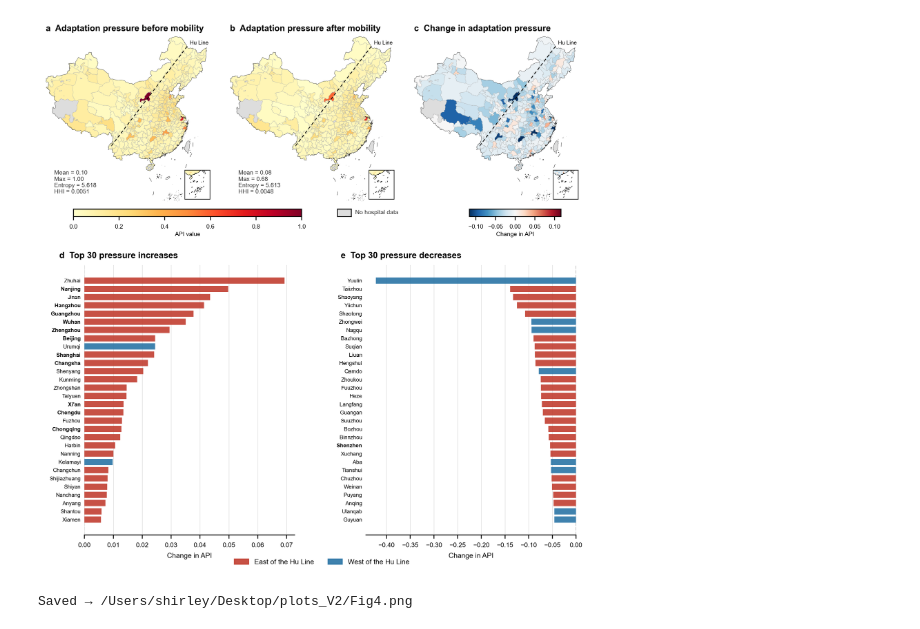
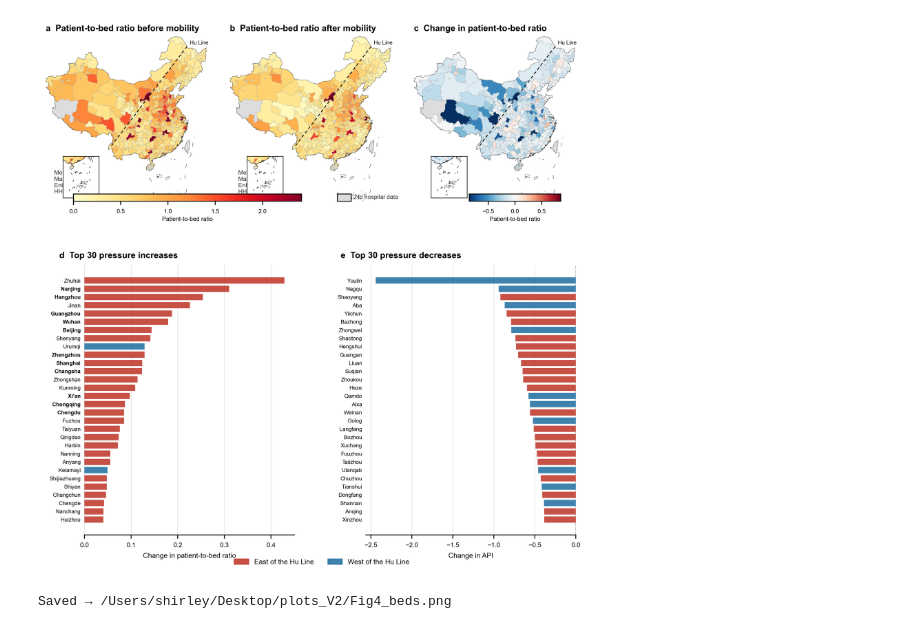
Before and after one commit to debibooo/Air_pollution_health_adaptation, a Jupyter notebook: plotting/Fig4.ipynb, the cells around one changed output. Drawn from its saved outputs; the diff is of its cells as text; code cells hidden in the pictures.

```diff
--- a/plotting/Fig4.ipynb
+++ b/plotting/Fig4.ipynb
@@ -18,13 +18,13 @@ from shapely.geometry import box as shapely_box
 from pyproj import Transformer
 
 # ── 0. Paths & settings ───────────────────────────────────────────────────────
-FLOW_DIR   = Path("/intercity_flow")
-LOCAL_DIR  = Path("/city_patient_sum")
-INPUT_FILE = Path("/13-National hospital directory.xlsx")
-SHP_PATH   = Path("/city_shp/shi_en.shp")
-CHINA_SHP  = Path("/中国底图/中国面.shp")
-CHINA_SHP2 = Path("/九段线/九段线和群岛.shp")
-OUTFILE    = Path("/Fig4.png")
+FLOW_DIR   = Path("/Volumes/UCL/论文工作/空气污染/cross_flow_truncated/averaged_results/flow_avg")
+LOCAL_DIR  = Path("/Volumes/UCL/论文工作/空气污染/health_burden/air_scenarios_5/city_patient_sum")
+INPUT_FILE = Path("/Users/shirley/Library/CloudStorage/OneDrive-UniversityCollegeLondon/Desktop/air_pollution/data source/hospital/13-National hospital directory.xlsx")
+SHP_PATH   = Path("/Users/shirley/Library/CloudStorage/OneDrive-UniversityCollegeLondon/Desktop/city_shp/shi_en.shp")
+CHINA_SHP  = Path("/Users/shirley/Library/CloudStorage/OneDrive-UniversityCollegeLondon/Desktop/中国底图-中图社审过版本/中国底图/中国面.shp")
+CHINA_SHP2 = Path("/Users/shirley/Library/CloudStorage/OneDrive-UniversityCollegeLondon/Desktop/中国国界线/九段线/九段线和群岛.shp")
+OUTFILE    = Path("/Users/shirley/Desktop/plots_V2//Fig4_beds.png")
 
 SCENARIO   = "earlypeak_NZ_CL"
 YEARS      = [2020, 2030, 2040, 2050, 2060]
@@ -182,7 +182,7 @@ def load_resource():
     df = df[(df["beds"] > 0) & (df["clinics"] > 0)]
     df["city"] = df["city"].str.strip().map(lambda x: CITY_NAME_MAP.get(x, x))
     df["resource"] = np.log(df["beds"] * df["clinics"])
-    return df.groupby("city")["resource"].sum()
+    return df.groupby("city")["beds"].sum()
 
 # ── 5. Compute API Data, Entropy, and HHI (NaN 严格防御) ──────────────────────
 resource = load_resource()
@@ -198,8 +198,13 @@ raw_after  = avg["demand"]   / res
 
 global_max = max(raw_before.max(), raw_after.max())
 
-avg["API_before"] = raw_before / global_max
-avg["API_after"]  = raw_after  / global_max
+avg["API_before"] = raw_before #/ global_max
+avg["API_after"]  = raw_after  #/ global_max
+avg["delta_API"]  = avg["API_after"] - avg["API_before"]
+avg["region"]     = avg.index.map(region_map)
+
+avg["API_before"] = raw_before #/ global_max
+avg["API_after"]  = raw_after  #/ global_max
 avg["delta_API"]  = avg["API_after"] - avg["API_before"]
 avg["region"]     = avg.index.map(region_map)
 
@@ -227,10 +232,18 @@ df_bot30 = df_diff.tail(30).sort_values("delta_API", ascending=True).copy()
 avg_reset = avg[["API_before", "API_after", "delta_API", "region"]].reset_index().rename(columns={"index": "city"})
 shp = city_shp.merge(avg_reset, left_on="English", right_on="city", how="left")
 
+# ── 6b. Color scale range for panels a & b ────────────────────────────────────
+# API is no longer normalized to a fixed 0–1 range, so the color scale must be
+# derived from the actual data instead of a hardcoded Normalize(0, 1).
+# Uses the 98th percentile across both before/after so a handful of extreme
+# outlier cities don't wash out the color scale for everyone else.
+vmin_api = 0
+vmax_api = max(avg["API_before"].quantile(0.98), avg["API_after"].quantile(0.98))
+
 # ── 7. Nanhai inset helper ────────────────────────────────────────────────────
 def _add_nanhai_inset(parent_ax, target_shp, col, norm, cmap):
     x1, y1, x2, y2 = _NANHAI_BOUNDS
-    axins = parent_ax.inset_axes([0.83, 0.01, 0.15, 0.18])
+    axins = parent_ax.inset_axes([0.1, 0.02, 0.22, 0.25])
     axins.set_facecolor("white")
 
     target_shp.plot(column=col, ax=axins, cmap=cmap, norm=norm,
@@ -268,7 +281,7 @@ def _map_base(ax, col, norm, cmap, title, panel):
 
 def draw_map(ax, col, title, panel, current_entropy, current_hhi):
     """Standard map (YlOrRd) with dynamic entropy and HHI annotation."""
-    norm = Normalize(vmin=0, vmax=1)
+    norm = Normalize(vmin=vmin_api, vmax=vmax_api)
     cmap = "YlOrRd"
     _map_base(ax, col, norm, cmap, title, panel)
 
@@ -304,9 +317,9 @@ ax_barD1 = fig.add_subplot(gs_bars[0, 0])
 ax_barD2 = fig.add_subplot(gs_bars[0, 1])
 
 # ── 10. Draw maps ───────────────────────────────────────────
-draw_map(ax_mapA, "API_before", "Adaptation pressure before mobility", "a", entropy_before, hhi_before)
-draw_map(ax_mapB, "API_after",  "Adaptation pressure after mobility",  "b", entropy_after, hhi_after)
-norm_diff, cmap_diff = draw_diff_map(ax_mapC, "Change in adaptation pressure", "c")
+draw_map(ax_mapA, "API_before", "Patient-to-bed ratio before mobility", "a", entropy_before, hhi_before)
+draw_map(ax_mapB, "API_after",  "Patient-to-bed ratio after mobility",  "b", entropy_after, hhi_after)
+norm_diff, cmap_diff = draw_diff_map(ax_mapC, "Change in patient-to-bed ratio", "c")
 
 # ── 11. Clean Horizontal Colorbars with Edge-Off No Data Legend ─────────────
 fig.canvas.draw()
@@ -316,14 +329,14 @@ pos_c = ax_mapC.get_position()
 
 cbar_h      = 0.012
 
-cbar_bottom = pos_a.y0 - 0.025
+cbar_bottom = pos_a.y0
 
 cbar_ax_ab = fig.add_axes([pos_a.x0 + 0.05, cbar_bottom, (pos_b.x1 * 0.8 - (pos_a.x0 + 0.05)) * 0.9, cbar_h])
-sm_ab = mcm.ScalarMappable(cmap="YlOrRd", norm=Normalize(vmin=0, vmax=1))
+sm_ab = mcm.ScalarMappable(cmap="YlOrRd", norm=Normalize(vmin=vmin_api, vmax=vmax_api))
 sm_ab.set_array([])
 cbar_ab = fig.colorbar(sm_ab, cax=cbar_ax_ab, orientation="horizontal")
 cbar_ab.ax.tick_params(labelsize=5.5)
-cbar_ab.set_label("API value", fontsize=5.5, labelpad=2)
+cbar_ab.set_label("Patient-to-bed ratio", fontsize=5.5, labelpad=2)
 
 rect_ax_ab = fig.add_axes([(pos_b.x1 * 0.8 - (pos_a.x0 + 0.05))*1.15 , cbar_bottom , 0.025, cbar_h])
 rect_ax_ab.patch.set_facecolor(C_NODATA)
@@ -337,7 +350,7 @@ sm_c = mcm.ScalarMappable(cmap=cmap_diff, norm=norm_diff)
 sm_c.set_array([])
 cbar_c = fig.colorbar(sm_c, cax=cbar_ax_c, orientation="horizontal")
 cbar_c.ax.tick_params(labelsize=5.5)
-cbar_c.set_label("Change in API", fontsize=5.5, labelpad=2)
+cbar_c.set_label("Patient-to-bed ratio", fontsize=5.5, labelpad=2)
 
 # ── 12. Bar style helper ──────────────────────────────────────────────────────
 def style_bar(ax, title, xlabel):
@@ -351,7 +364,7 @@ def style_bar(ax, title, xlabel):
     ax.set_facecolor("white")
 
 # ── 13. Subpanel d1: Top 30 Pressure Increases (Horizontal Parallel Left) ───
-style_bar(ax_barD1, "d  Top 30 pressure increases", "Change in API")
+style_bar(ax_barD1, "d  Top 30 pressure increases", "Change in patient-to-bed ratio")
 n_t = len(df_top30)
 y_t = np.arange(n_t)
 colors_t = [C_EAST if r == "East" else C_WEST for r in df_top30["region"]]
@@ -367,35 +380,35 @@ for label in ax_barD1.get_yticklabels():
 ax_barD1.invert_yaxis()
 
 # ── 14. Subpanel d2: Top 30 Pressure Decreases (Horizontal Parallel Right) ──
 style_bar(ax_barD2, "e  Top 30 pressure decreases", "Change in API")
 n_b = len(df_bot30)
 y_b = np.arange(n_b)
 colors_b = [C_EAST if r == "East" else C_WEST for r in df_bot30["region"]]
 
 ax_barD2.barh(y_b, df_bot30["delta_API"].values, color=colors_b, height=0.76, alpha=0.88, zorder=2)
 ax_barD2.set_yticks(y_b)
 ax_barD2.set_yticklabels(df_bot30.index, fontsize=5)
 
 for label in ax_barD2.get_yticklabels():
     if label.get_text() in BOLD_CITIES:
         label.set_weight("bold")
         label.set_color("black")
 ax_barD2.invert_yaxis()
 
 # ── 15. Shared geographic legend ──────────────────────────────────────────────
 patch_e = mpatches.Patch(color=C_EAST, label="East of the Hu Line", alpha=0.88)
 patch_w = mpatches.Patch(color=C_WEST, label="West of the Hu Line", alpha=0.88)
 fig.legend(handles=[patch_e, patch_w], loc="lower center", ncol=2,
            fontsize=6.5, frameon=False, bbox_to_anchor=(0.5, 0.0))
 
 # ── 16. Export and Render ─────────────────────────────────────────────────────
 OUTFILE.parent.mkdir(parents=True, exist_ok=True)
 fig.savefig(OUTFILE, dpi=400, bbox_inches="tight", facecolor="white")
 plt.show()
 print(f"Saved → {OUTFILE}")
 # %% [output]
-[figure, old version]
+[figure, new version]
-Saved → /Users/shirley/Desktop/plots_V2/Fig4.png
+Saved → /Users/shirley/Desktop/plots_V2/Fig4_beds.png
 # %%
 
 df_all_cities_export = avg[[
```
Also changed, not shown: parts of 1 cell of this notebook, 5 other files.
